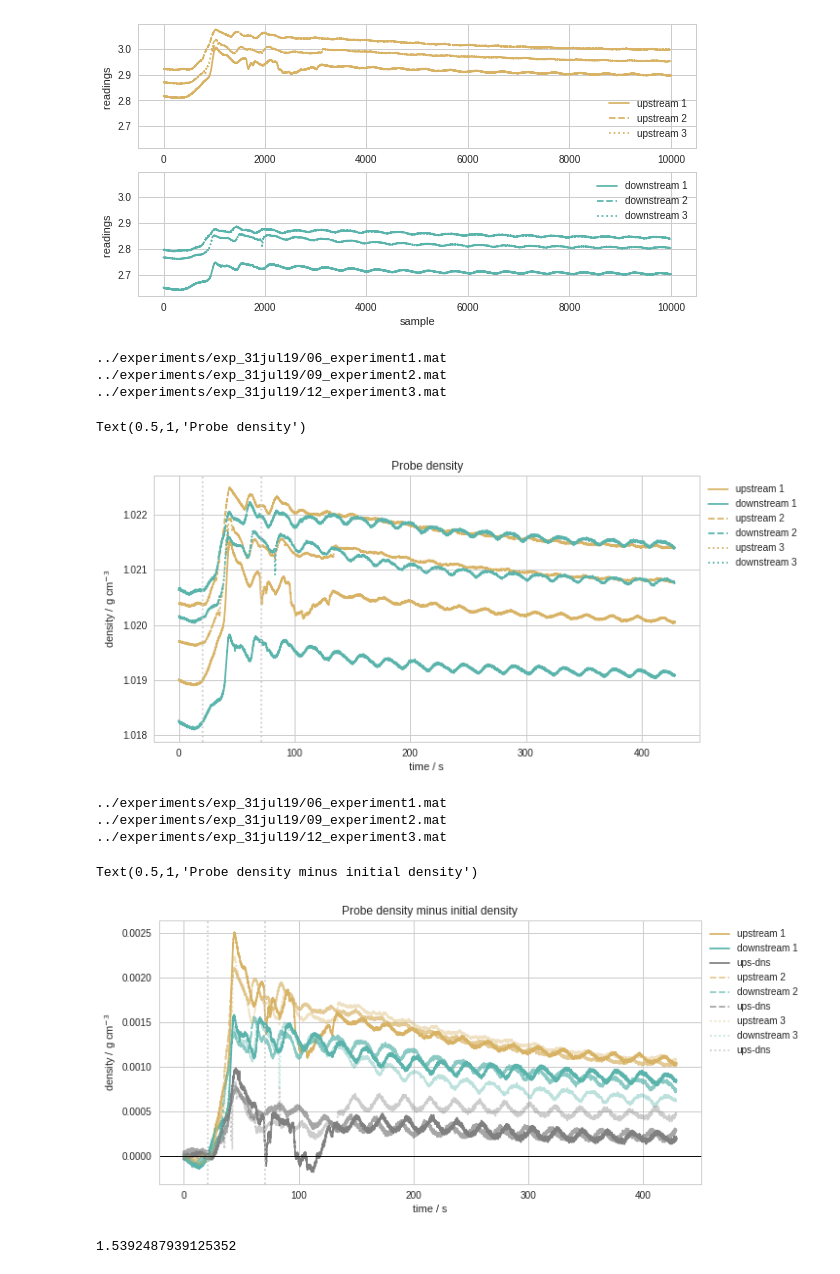
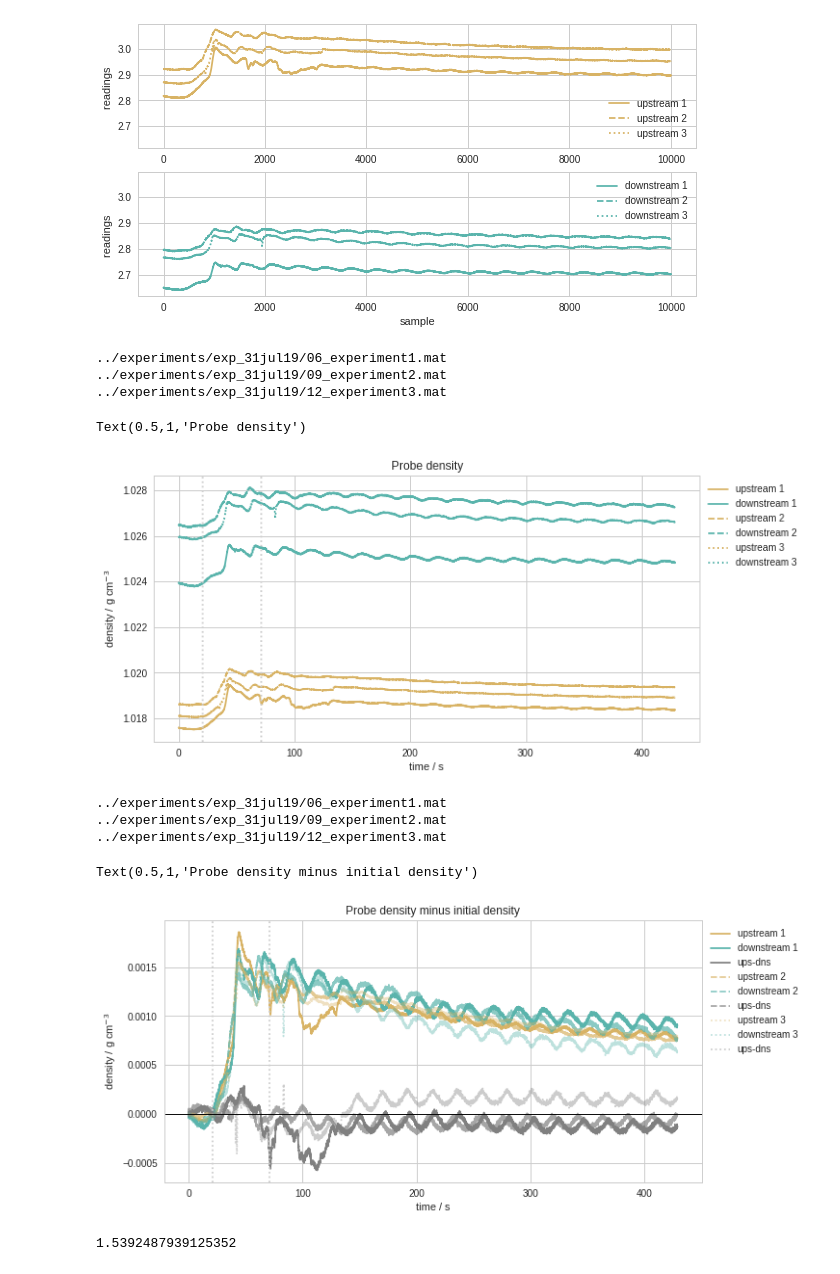
Before and after one commit to UBC-MOAD/MultipleCanyons, a Jupyter notebook: lab/Conduino/notebooks/exp_31Jul19.ipynb, the cells around one changed output. Saved outputs shown, nothing was run; the diff lists cells and outputs as text; code cells hidden in the pictures.

Commit message:
changed calibration in notebook exp july 31st for 02May19, the most linear calibration curves

```diff
--- a/lab/Conduino/notebooks/exp_31Jul19.ipynb
+++ b/lab/Conduino/notebooks/exp_31Jul19.ipynb
@@ -277,8 +277,8 @@ for filepath, lab in zip(filepaths, labels):
     P1 = mat['ch1']
     P2 = mat['ch2']
     time = mat['time']
-    ax0.plot(time,ctools.densANK1_06Jul19(P1), label=lab)
-    ax1.plot(time,ctools.densANK2_06Jul19(P2), label=lab)
+    ax0.plot(time,ctools.densANK1_02May19(P1), label=lab)
+    ax1.plot(time,ctools.densANK2_02May19(P2), label=lab)
 
 ax0.legend(bbox_to_anchor=(1,1))
 ax1.legend(bbox_to_anchor=(1,1))
@@ -313,7 +313,7 @@ for filepath, lab, ind in zip(filepaths, labels, ind_offset):
     mat = sio.loadmat(filepath, squeeze_me=True)
     P3 = mat['ch3']# dens_B(mat['ch1'])
     time = mat['time']
-    densP3 = ctools.densP_06Jul19(P3)
+    densP3 = ctools.densP_02May19(P3)
     ax0.plot(time[ind:]-time[ind],densP3[ind:],'o-', label=lab)
 
 ax0.legend(bbox_to_anchor=(1,1))
@@ -370,8 +370,8 @@ for filepath, lab, sty in zip(files, labels, linestyles):
     P1 = mat['ch1']
     P2 = mat['ch2']
     time = mat['time']
-    ax0.plot(time,ctools.densANK1_06Jul19(P1),'-', label=lab[0], color=colors[0], linestyle=sty)
-    ax0.plot(time,ctools.densANK2_06Jul19(P2),'-', label=lab[1], color=colors[1], linestyle=sty)
+    ax0.plot(time,ctools.densANK1_02May19(P1),'-', label=lab[0], color=colors[0], linestyle=sty)
+    ax0.plot(time,ctools.densANK2_02May19(P2),'-', label=lab[1], color=colors[1], linestyle=sty)
 
 plot_uprofile(ax0)
 ax0.legend(bbox_to_anchor=(1,1))
@@ -383,45 +383,45 @@ ax0.set_title('Probe density')
 ../experiments/exp_31jul19/09_experiment2.mat
 ../experiments/exp_31jul19/12_experiment3.mat
 Text(0.5,1,'Probe density')
-[figure, old version]
+[figure, new version]
 # %%
 fig, (ax0) = plt.subplots(1,1, figsize=(10,5), sharey=True)
 
 labels = [['upstream 1','downstream 1'],['upstream 2', 'downstream 2'],['upstream 3', 'downstream 3']]
 colors = ['#d8b365','#5ab4ac']
 linestyles = ['-', '--',':']
 alphas = [1,0.7,0.4]
 files = ['../experiments/exp_31jul19/06_experiment1.mat',
          '../experiments/exp_31jul19/09_experiment2.mat',
          '../experiments/exp_31jul19/12_experiment3.mat',
          ]
 
 for filepath, lab, sty, alpha in zip(files, labels, linestyles, alphas):
     print(filepath)
     mat = sio.loadmat(filepath, squeeze_me=True)
     P1 = mat['ch1']
     P2 = mat['ch2']
     time = mat['time']
-    ax0.plot(time,ctools.densANK1_06Jul19(P1)-ctools.densANK1_06Jul19(P1)[0],'-',
+    ax0.plot(time,ctools.densANK1_02May19(P1)-ctools.densANK1_02May19(P1)[0],'-',
              label=lab[0], color=colors[0], linestyle=sty, alpha=alpha)
-    ax0.plot(time,ctools.densANK2_06Jul19(P2)-ctools.densANK2_06Jul19(P2)[0],'-',
+    ax0.plot(time,ctools.densANK2_02May19(P2)-ctools.densANK2_02May19(P2)[0],'-',
              label=lab[1], color=colors[1], linestyle=sty, alpha=alpha)
-    ax0.plot(time,((ctools.densANK1_06Jul19(P1)-ctools.densANK1_06Jul19(P1)[0])-
-                   (ctools.densANK2_06Jul19(P2)-ctools.densANK2_06Jul19(P2)[0])),
+    ax0.plot(time,((ctools.densANK1_02May19(P1)-ctools.densANK1_02May19(P1)[0])-
+                   (ctools.densANK2_02May19(P2)-ctools.densANK2_02May19(P2)[0])),
              '-', label='ups-dns',linestyle=sty, color='0.5', alpha=alpha)
 
 plot_uprofile(ax0)
 ax0.axhline(0,color='k', linewidth=1)
 ax0.legend(bbox_to_anchor=(1,1))
 ax0.set_ylabel('density / g cm$^{-3}$')
 ax0.set_xlabel('time / s')
 ax0.set_title('Probe density minus initial density')
 # %% [output]
 ../experiments/exp_31jul19/06_experiment1.mat
 ../experiments/exp_31jul19/09_experiment2.mat
 ../experiments/exp_31jul19/12_experiment3.mat
 Text(0.5,1,'Probe density minus initial density')
-[figure, old version]
+[figure, new version]
 # %%
 g=9.81
 rho_0=998
```
Also changed, not shown: parts of 3 cells of this notebook.
